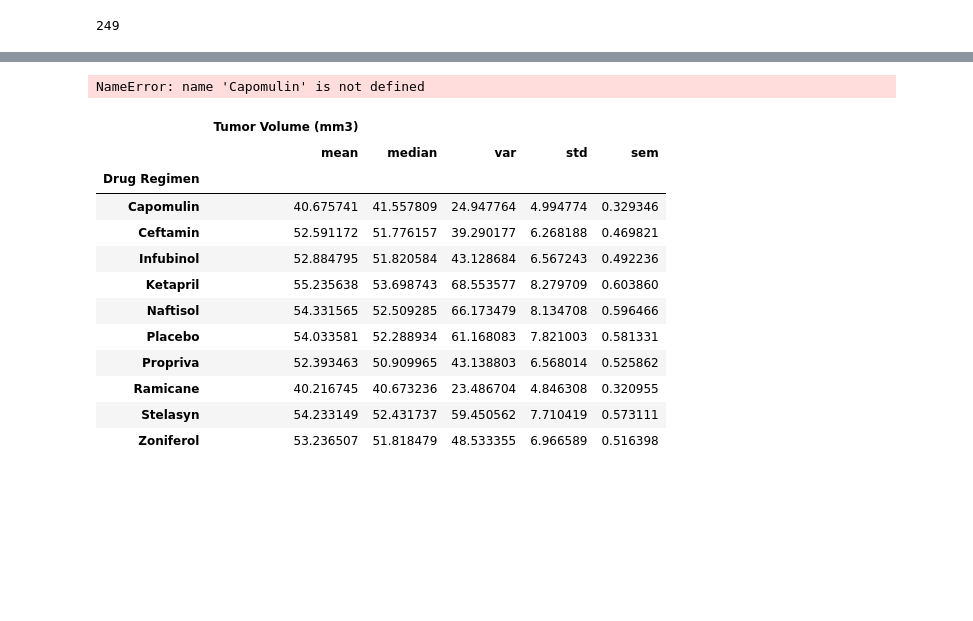
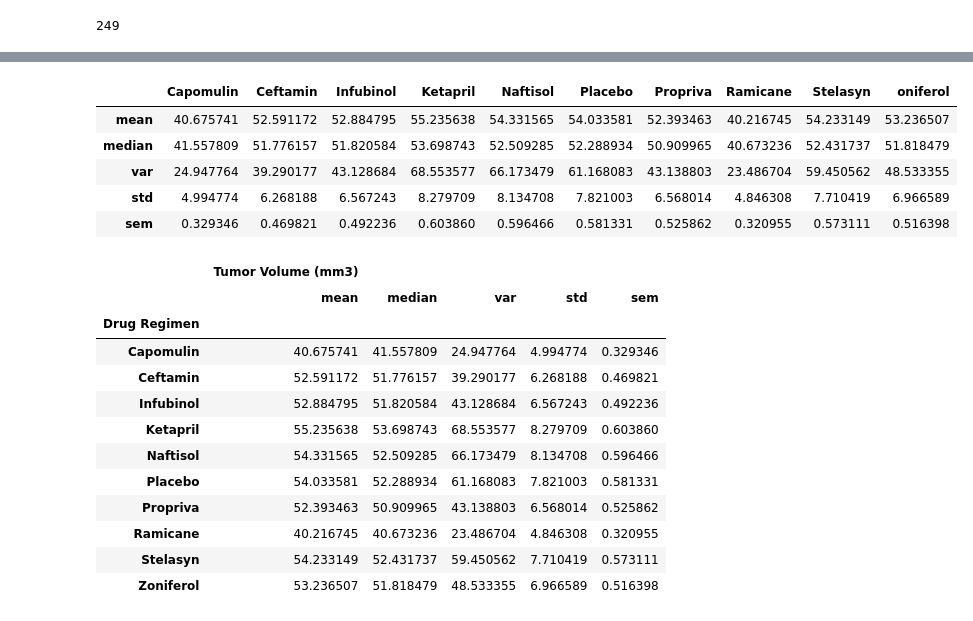
Before and after one commit to gotar1/Pymaceuticals, a Jupyter notebook: Pymaceuticals/pymaceuticals.ipynb, the cells around one changed output, grey strips where cells are left out. Drawn from its saved outputs; the diff is of its cells as text; code cells hidden in the pictures; blank space fills up the shorter version.

```diff
--- a/Pymaceuticals/pymaceuticals.ipynb
+++ b/Pymaceuticals/pymaceuticals.ipynb
@@ -66,27 +64,32 @@ SyntaxError: invalid syntax (<ipython-input-9-c661a1211988>, line 9)
 # %%
-drug_list = [Capomulin, Ceftamin, Infubinol, Ketapril, Naftisol, Placebo, Propriva, Ramicane, Stelasyn, oniferol]
+drug_list = ['Capomulin', 'Ceftamin', 'Infubinol', 'Ketapril', 'Naftisol', 'Placebo', 'Propriva', 'Ramicane', 'Stelasyn', 'oniferol']
 tumor_volume1 = clean_combined_data.loc[clean_combined_data['Drug Regimen'] == 'Capomulin', 'Tumor Volume (mm3)'].agg(['mean', 'median', 'var', 'std', 'sem'])
 tumor_volume2 = clean_combined_data.loc[clean_combined_data['Drug Regimen'] == 'Ceftamin', 'Tumor Volume (mm3)'].agg(['mean', 'median', 'var', 'std', 'sem'])
 tumor_volume3 = clean_combined_data.loc[clean_combined_data['Drug Regimen'] == 'Infubinol', 'Tumor Volume (mm3)'].agg(['mean', 'median', 'var', 'std', 'sem'])
 tumor_volume4 = clean_combined_data.loc[clean_combined_data['Drug Regimen'] == 'Ketapril', 'Tumor Volume (mm3)'].agg(['mean', 'median', 'var', 'std', 'sem'])
 tumor_volume5 = clean_combined_data.loc[clean_combined_data['Drug Regimen'] == 'Naftisol', 'Tumor Volume (mm3)'].agg(['mean', 'median', 'var', 'std', 'sem'])
 tumor_volume6 = clean_combined_data.loc[clean_combined_data['Drug Regimen'] == 'Placebo', 'Tumor Volume (mm3)'].agg(['mean', 'median', 'var', 'std', 'sem'])
 tumor_volume7 = clean_combined_data.loc[clean_combined_data['Drug Regimen'] == 'Propriva', 'Tumor Volume (mm3)'].agg(['mean', 'median', 'var', 'std', 'sem'])
 tumor_volume8 = clean_combined_data.loc[clean_combined_data['Drug Regimen'] == 'Ramicane', 'Tumor Volume (mm3)'].agg(['mean', 'median', 'var', 'std', 'sem'])
 tumor_volume9 = clean_combined_data.loc[clean_combined_data['Drug Regimen'] == 'Stelasyn', 'Tumor Volume (mm3)'].agg(['mean', 'median', 'var', 'std', 'sem'])
 tumor_volume10 = clean_combined_data.loc[clean_combined_data['Drug Regimen'] == 'Zoniferol', 'Tumor Volume (mm3)'].agg(['mean', 'median', 'var', 'std', 'sem'])
 tumor_volume1
 # print(type(tumor_volume1))
 # tumor_volume1 = tumor_volume1.reset_index()
 summary_table_list = ([tumor_volume1, tumor_volume2, tumor_volume3, tumor_volume4, tumor_volume5, tumor_volume6, tumor_volume7, tumor_volume8, tumor_volume9, tumor_volume10])
 # [tumor_volume4], [tumor_volume5], [tumor_volume6], [tumor_volume7], [tumor_volume8], [tumor_volume9],[tumor_volume3], [tumor_volume10] ,
 # summary_table_list = summary_table_list.reset_index()
 # summary_table = pd.DataFrame(summary_table_list, columns=['mean', 'median', 'var', 'std', 'sem'], index=[clean_combined_data['Drug Regimen'].unique()])
 summary_table = pd.concat(summary_table_list, keys=drug_list, axis=1)
 summary_table
 # tumor_volume1
 # %% [output]
-NameError: name 'Capomulin' is not defined
+|  | Capomulin | Ceftamin | Infubinol | Ketapril | Naftisol | Placebo | Propriva | Ramicane | Stelasyn | oniferol |
+| mean | 40.675741 | 52.591172 | 52.884795 | 55.235638 | 54.331565 | 54.033581 | 52.393463 | 40.216745 | 54.233149 | 53.236507 |
+| median | 41.557809 | 51.776157 | 51.820584 | 53.698743 | 52.509285 | 52.288934 | 50.909965 | 40.673236 | 52.431737 | 51.818479 |
+| var | 24.947764 | 39.290177 | 43.128684 | 68.553577 | 66.173479 | 61.168083 | 43.138803 | 23.486704 | 59.450562 | 48.533355 |
+| std | 4.994774 | 6.268188 | 6.567243 | 8.279709 | 8.134708 | 7.821003 | 6.568014 | 4.846308 | 7.710419 | 6.966589 |
+| sem | 0.329346 | 0.469821 | 0.492236 | 0.603860 | 0.596466 | 0.581331 | 0.525862 | 0.320955 | 0.573111 | 0.516398 |
 # %%
 summary_stat = clean_combined_data.groupby(["Drug Regimen"])[["Tumor Volume (mm3)"]].agg(['mean', 'median', 'var', 'std', 'sem'])
 # summary_stat = summary_stat.st
```
Also changed, not shown: parts of 11 cells of this notebook.
